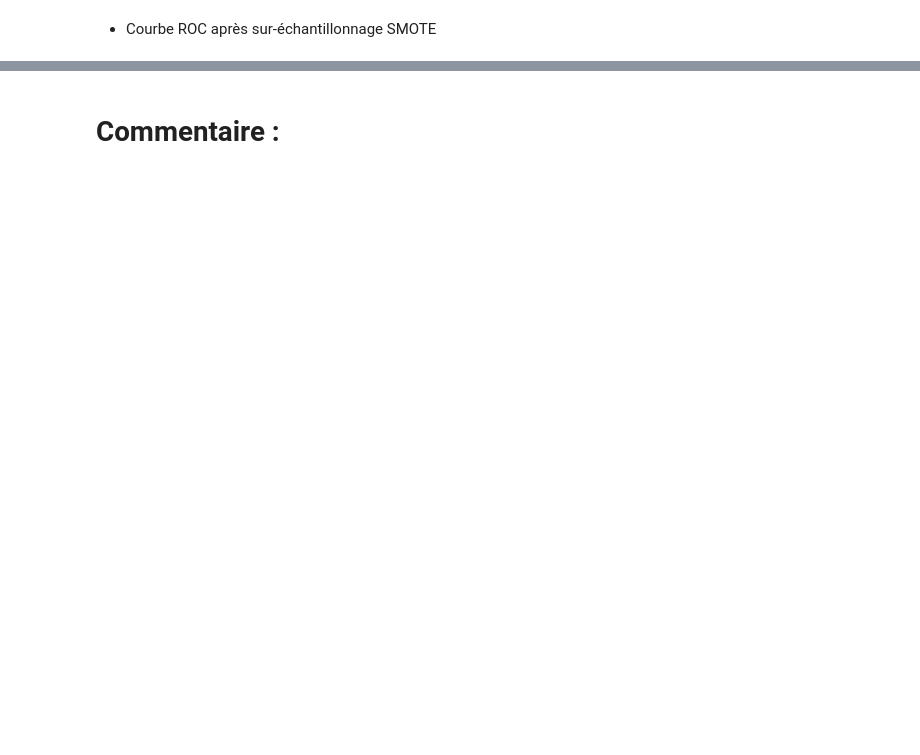
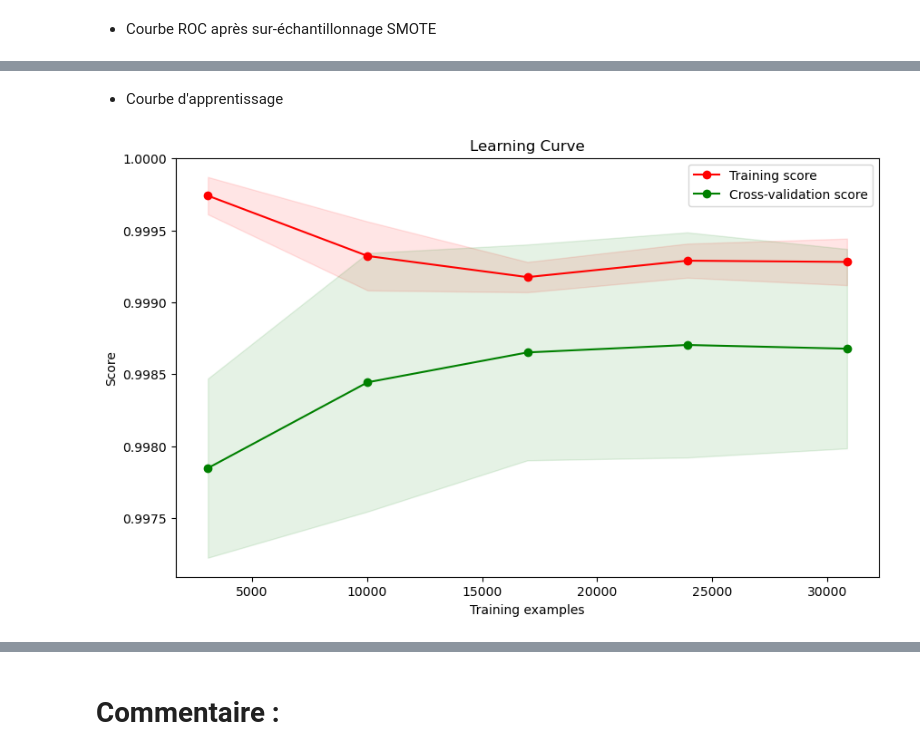
Before and after one commit to Githubsamson88/Credit-analysis, a Jupyter notebook: Développez une preuve de concept.ipynb, the cells around one changed output, grey strips where cells are left out. Saved outputs shown, nothing was run; the diff lists cells and outputs as text; code cells hidden in the pictures; blank space fills up the shorter version.

```diff
--- a/Développez une preuve de concept.ipynb
+++ b/Développez une preuve de concept.ipynb
@@ -860,0 +895,12 @@ plt.show()
+# %%
+
+# Définition des indices des colonnes catégorielles
+categorical_features_indices = [X.columns.get_loc(col) for col in X.select_dtypes(include=['category']).columns]
+# %%
+
+# Création du modèle CatBoost
+model = CatBoostClassifier(iterations=1000, learning_rate=0.1, depth=6, cat_features=categorical_features_indices)
+# %%
+
+# Entraînement du modèle
+model.fit(X_train, y_train, eval_set=(X_test, y_test), verbose=100, plot=True)
@@ -860,0 +1002,34 @@ plt.show()
+# %% [markdown]
+- Courbe d'apprentissage
+# %%
+import numpy as np
+import matplotlib.pyplot as plt
+from sklearn.model_selection import learning_curve
+
+def plot_learning_curve(estimator, X, y, train_sizes=np.linspace(.1, 1.0, 5), cv=5):
+    train_sizes, train_scores, test_scores = learning_curve(
+        estimator, X, y, train_sizes=train_sizes, cv=cv, scoring='accuracy', n_jobs=-1)
+
+    train_scores_mean = np.mean(train_scores, axis=1)
+    train_scores_std = np.std(train_scores, axis=1)
+    test_scores_mean = np.mean(test_scores, axis=1)
+    test_scores_std = np.std(test_scores, axis=1)
+
+    plt.figure(figsize=(10, 6))
+    plt.fill_between(train_sizes, train_scores_mean - train_scores_std,
+                     train_scores_mean + train_scores_std, alpha=0.1, color="r")
+    plt.fill_between(train_sizes, test_scores_mean - test_scores_std,
+                     test_scores_mean + test_scores_std, alpha=0.1, color="g")
+    plt.plot(train_sizes, train_scores_mean, 'o-', color="r",
+             label="Training score")
+    plt.plot(train_sizes, test_scores_mean, 'o-', color="g",
+             label="Cross-validation score")
+    plt.xlabel("Training examples")
+    plt.ylabel("Score")
+    plt.legend(loc="best")
+    plt.title("Learning Curve")
+    plt.show()
+# %%
+plot_learning_curve(model, X, y, cv=5)
+# %% [output]
+[figure, added]
```
Also changed, not shown: parts of 62 cells of this notebook.
